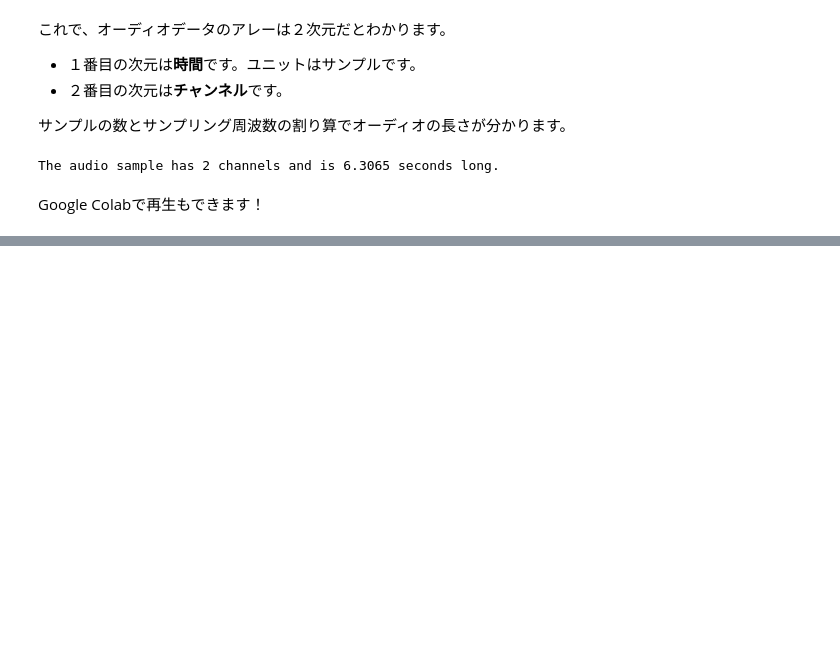
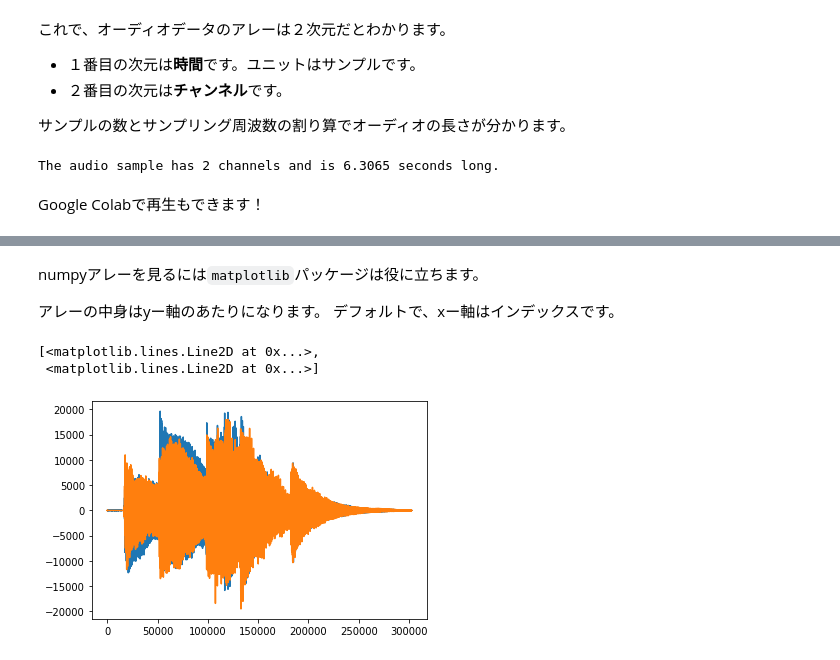
Before and after one commit to onolab-tmu/audio-processing-100-knocks, a Jupyter notebook: lesson3.ipynb, the cells around one changed output, grey strips where cells are left out. Drawn from its saved outputs; the diff is of its cells as text; code cells hidden in the pictures; blank space fills up the shorter version.

Commit message:
Adds plots and problem 1

```diff
--- a/lesson3.ipynb
+++ b/lesson3.ipynb
@@ -145,3 +149,8 @@ from IPython.display import Audio
 Audio(data[:, 0], rate=fs)
 # %% [output]
 [interactive output not drawn]
+# %% [markdown]
+numpyアレーを見るには`matplotlib`パッケージは役に立ちます。
+
+アレーの中身はyー軸のあたりになります。
+デフォルトで、xー軸はインデックスです。
@@ -147,0 +159,7 @@ Audio(data[:, 0], rate=fs)
+# %%
+# `plot`が`data`の列をひとつずつ書きます
+plt.plot(data)
+# %% [output]
+[<matplotlib.lines.Line2D at 0x...>,
+ <matplotlib.lines.Line2D at 0x...>]
+[figure, added]
```
Also changed, not shown: parts of 7 cells of this notebook.
